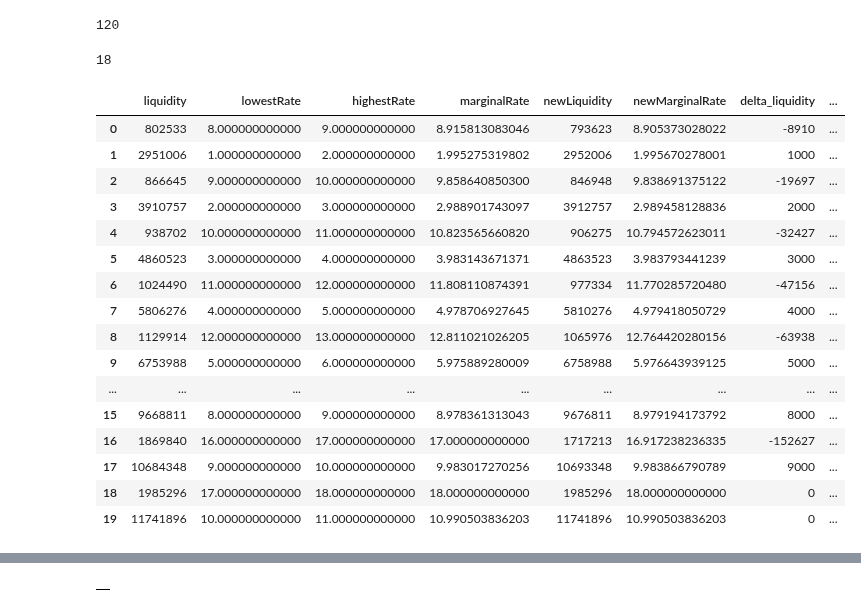
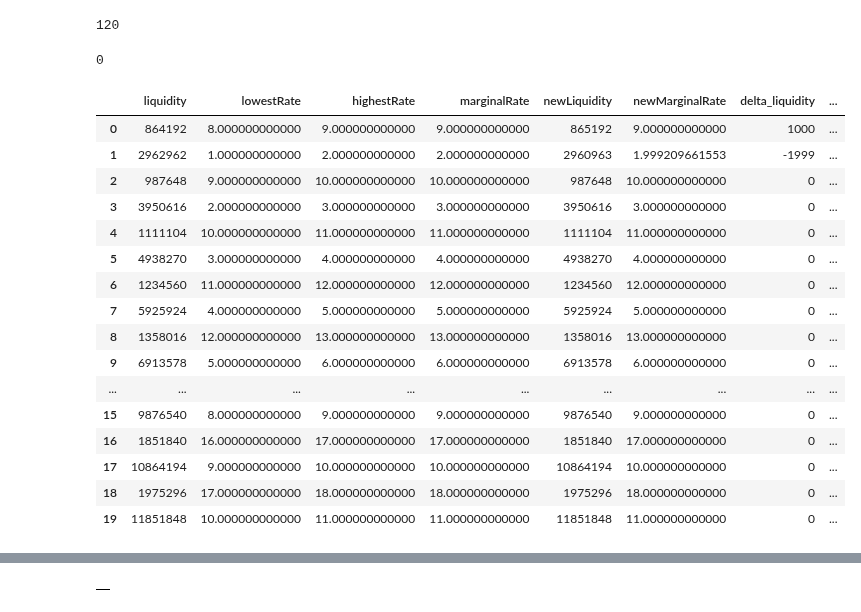
Before and after one commit to bancorprotocol/carbon-simulator, a Jupyter notebook: CarbonSim-Demo-5-5.ipynb, the cells around one changed output, grey strips where cells are left out. Drawn from its saved outputs; the diff is of its cells as text; code cells hidden in the pictures.

```diff
--- a/CarbonSim-Demo-5-5.ipynb
+++ b/CarbonSim-Demo-5-5.ipynb
@@ -63,34 +63,34 @@ len(bm_json)
 # %%
 pd.set_option('display.float_format', lambda x: '%.5f' % x)
 
-setup_index = 18 #random.randint(0, len(bm_json))
+setup_index = 0 #random.randint(0, len(bm_json))
 print(setup_index)
 strats = pd.DataFrame()
 strat_count = 0
 order_count = 0
 for strategy in bm_json[setup_index]['strategies']:
     orders, strat_count, order_count = parse_strategy(strategy, strat_count, order_count)
     strats = pd.concat([strats, orders])
 strats
 # %% [output]
-18
+0
 |  | liquidity | lowestRate | highestRate | marginalRate | newLiquidity | newMarginalRate | delta_liquidity | ... |
-| 0 | 802533 | 8.000000000000 | 9.000000000000 | 8.915813083046 | 793623 | 8.905373028022 | -8910 | ... |
-| 1 | 2951006 | 1.000000000000 | 2.000000000000 | 1.995275319802 | 2952006 | 1.995670278001 | 1000 | ... |
-| 2 | 866645 | 9.000000000000 | 10.000000000000 | 9.858640850300 | 846948 | 9.838691375122 | -19697 | ... |
-| 3 | 3910757 | 2.000000000000 | 3.000000000000 | 2.988901743097 | 3912757 | 2.989458128836 | 2000 | ... |
-| 4 | 938702 | 10.000000000000 | 11.000000000000 | 10.823565660820 | 906275 | 10.794572623011 | -32427 | ... |
-| 5 | 4860523 | 3.000000000000 | 4.000000000000 | 3.983143671371 | 4863523 | 3.983793441239 | 3000 | ... |
-| 6 | 1024490 | 11.000000000000 | 12.000000000000 | 11.808110874391 | 977334 | 11.770285720480 | -47156 | ... |
-| 7 | 5806276 | 4.000000000000 | 5.000000000000 | 4.978706927645 | 5810276 | 4.979418050729 | 4000 | ... |
-| 8 | 1129914 | 12.000000000000 | 13.000000000000 | 12.811021026205 | 1065976 | 12.764420280156 | -63938 | ... |
-| 9 | 6753988 | 5.000000000000 | 6.000000000000 | 5.975889280009 | 6758988 | 5.976643939125 | 5000 | ... |
+| 0 | 864192 | 8.000000000000 | 9.000000000000 | 9.000000000000 | 865192 | 9.000000000000 | 1000 | ... |
+| 1 | 2962962 | 1.000000000000 | 2.000000000000 | 2.000000000000 | 2960963 | 1.999209661553 | -1999 | ... |
+| 2 | 987648 | 9.000000000000 | 10.000000000000 | 10.000000000000 | 987648 | 10.000000000000 | 0 | ... |
+| 3 | 3950616 | 2.000000000000 | 3.000000000000 | 3.000000000000 | 3950616 | 3.000000000000 | 0 | ... |
+| 4 | 1111104 | 10.000000000000 | 11.000000000000 | 11.000000000000 | 1111104 | 11.000000000000 | 0 | ... |
+| 5 | 4938270 | 3.000000000000 | 4.000000000000 | 4.000000000000 | 4938270 | 4.000000000000 | 0 | ... |
+| 6 | 1234560 | 11.000000000000 | 12.000000000000 | 12.000000000000 | 1234560 | 12.000000000000 | 0 | ... |
+| 7 | 5925924 | 4.000000000000 | 5.000000000000 | 5.000000000000 | 5925924 | 5.000000000000 | 0 | ... |
+| 8 | 1358016 | 12.000000000000 | 13.000000000000 | 13.000000000000 | 1358016 | 13.000000000000 | 0 | ... |
+| 9 | 6913578 | 5.000000000000 | 6.000000000000 | 6.000000000000 | 6913578 | 6.000000000000 | 0 | ... |
 | ... | ... | ... | ... | ... | ... | ... | ... | ... |
-| 15 | 9668811 | 8.000000000000 | 9.000000000000 | 8.978361313043 | 9676811 | 8.979194173792 | 8000 | ... |
-| 16 | 1869840 | 16.000000000000 | 17.000000000000 | 17.000000000000 | 1717213 | 16.917238236335 | -152627 | ... |
-| 17 | 10684348 | 9.000000000000 | 10.000000000000 | 9.983017270256 | 10693348 | 9.983866790789 | 9000 | ... |
-| 18 | 1985296 | 17.000000000000 | 18.000000000000 | 18.000000000000 | 1985296 | 18.000000000000 | 0 | ... |
-| 19 | 11741896 | 10.000000000000 | 11.000000000000 | 10.990503836203 | 11741896 | 10.990503836203 | 0 | ... |
+| 15 | 9876540 | 8.000000000000 | 9.000000000000 | 9.000000000000 | 9876540 | 9.000000000000 | 0 | ... |
+| 16 | 1851840 | 16.000000000000 | 17.000000000000 | 17.000000000000 | 1851840 | 17.000000000000 | 0 | ... |
+| 17 | 10864194 | 9.000000000000 | 10.000000000000 | 10.000000000000 | 10864194 | 10.000000000000 | 0 | ... |
+| 18 | 1975296 | 17.000000000000 | 18.000000000000 | 18.000000000000 | 1975296 | 18.000000000000 | 0 | ... |
+| 19 | 11851848 | 10.000000000000 | 11.000000000000 | 11.000000000000 | 11851848 | 11.000000000000 | 0 | ... |
 # %%
 pd.set_option('display.float_format', lambda x: '%.5f' % x)
 
```
Also changed, not shown: parts of 19 cells of this notebook, 2 other files.
